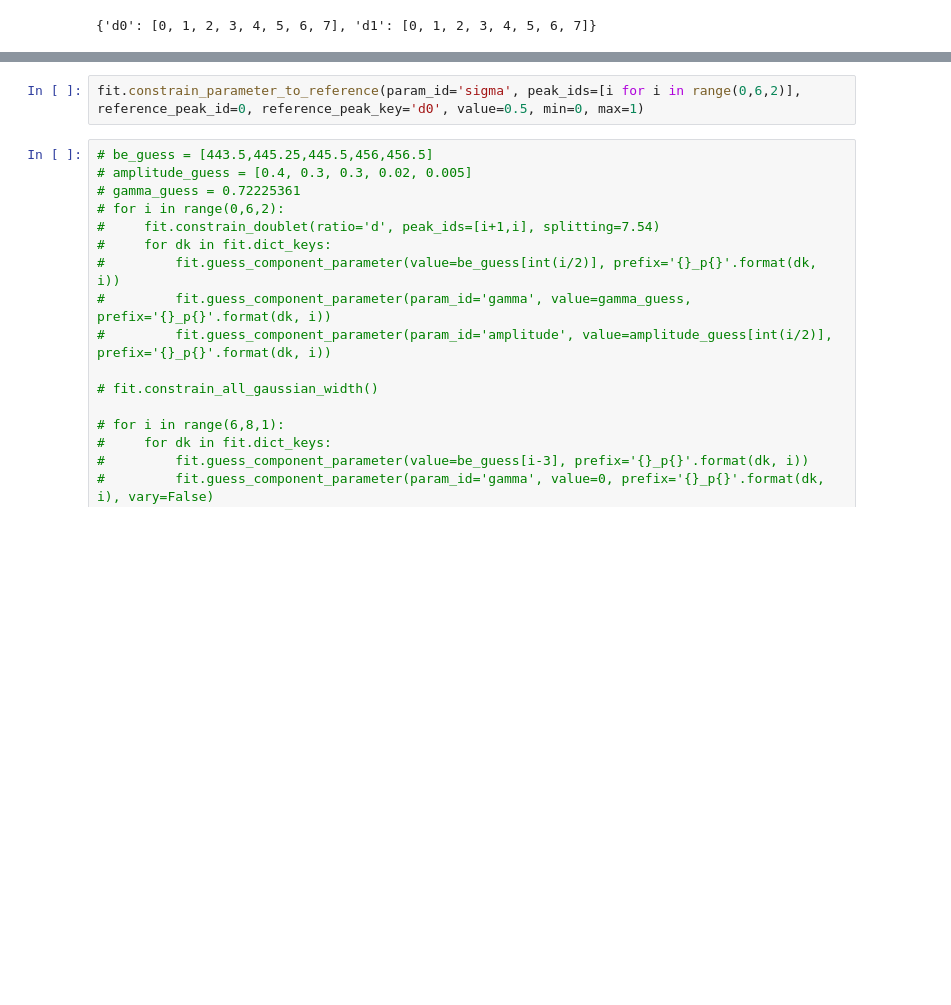
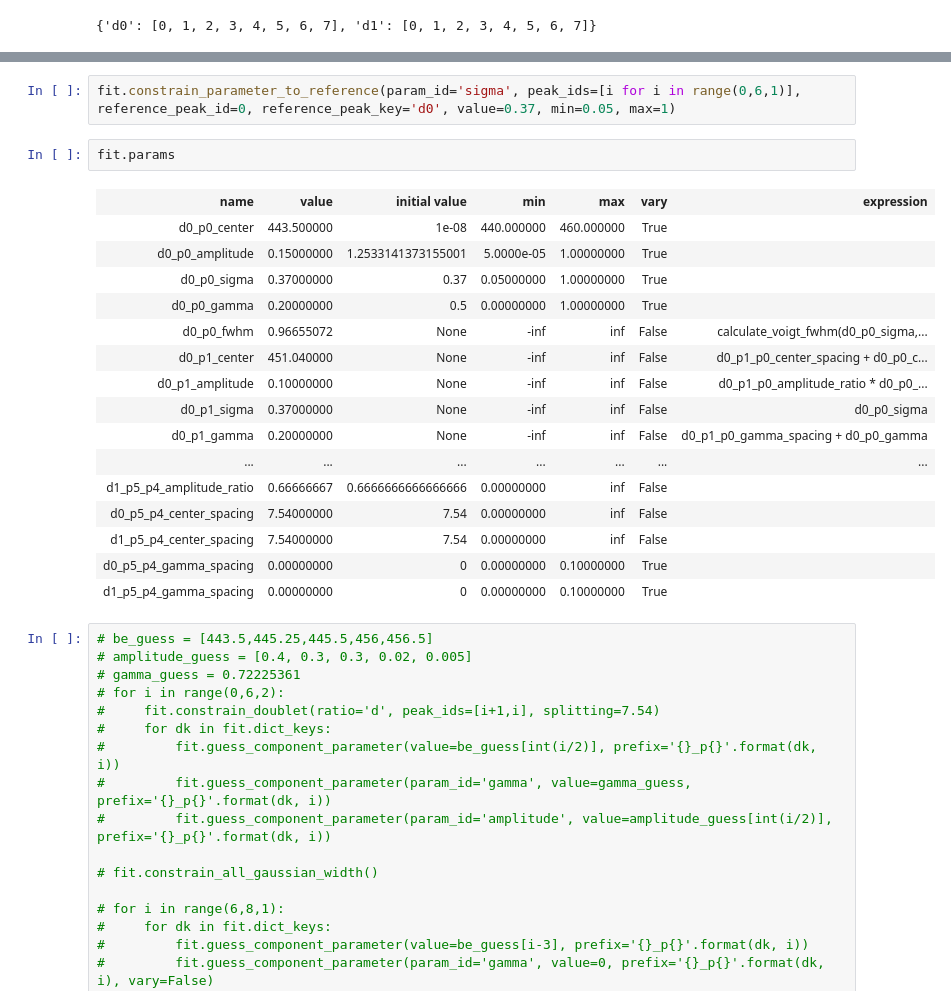
Before and after one commit to picklerixs/meitner, a Jupyter notebook: xarray_test.ipynb, the cells around one changed output, grey strips where cells are left out. Cells and saved outputs as stored; diff of their text form; blank space fills up the shorter version.

```diff
--- a/xarray_test.ipynb
+++ b/xarray_test.ipynb
@@ -92,5 +90,24 @@ fit.plot_separate(subtract_bg=False, display_bg=True)
 # %%
-fit.constrain_parameter_to_reference(param_id='sigma', peak_ids=[i for i in range(0,6,2)], reference_peak_id=0, reference_peak_key='d0', value=0.5, min=0, max=1)
+fit.constrain_parameter_to_reference(param_id='sigma', peak_ids=[i for i in range(0,6,1)], reference_peak_id=0, reference_peak_key='d0', value=0.37, min=0.05, max=1)
+# %%
+fit.params
+# %% [output]
+| name | value | initial value | min | max | vary | expression |
+| d0_p0_center | 443.500000 | 1e-08 | 440.000000 | 460.000000 | True |  |
+| d0_p0_amplitude | 0.15000000 | 1.2533141373155001 | 5.0000e-05 | 1.00000000 | True |  |
+| d0_p0_sigma | 0.37000000 | 0.37 | 0.05000000 | 1.00000000 | True |  |
+| d0_p0_gamma | 0.20000000 | 0.5 | 0.00000000 | 1.00000000 | True |  |
+| d0_p0_fwhm | 0.96655072 | None | -inf | inf | False | calculate_voigt_fwhm(d0_p0_sigma,... |
+| d0_p1_center | 451.040000 | None | -inf | inf | False | d0_p1_p0_center_spacing + d0_p0_c... |
+| d0_p1_amplitude | 0.10000000 | None | -inf | inf | False | d0_p1_p0_amplitude_ratio * d0_p0_... |
+| d0_p1_sigma | 0.37000000 | None | -inf | inf | False | d0_p0_sigma |
+| d0_p1_gamma | 0.20000000 | None | -inf | inf | False | d0_p1_p0_gamma_spacing + d0_p0_gamma |
+| ... | ... | ... | ... | ... | ... | ... |
+| d1_p5_p4_amplitude_ratio | 0.66666667 | 0.6666666666666666 | 0.00000000 | inf | False |  |
+| d0_p5_p4_center_spacing | 7.54000000 | 7.54 | 0.00000000 | inf | False |  |
+| d1_p5_p4_center_spacing | 7.54000000 | 7.54 | 0.00000000 | inf | False |  |
+| d0_p5_p4_gamma_spacing | 0.00000000 | 0 | 0.00000000 | 0.10000000 | True |  |
+| d1_p5_p4_gamma_spacing | 0.00000000 | 0 | 0.00000000 | 0.10000000 | True |  |
 # %%
 # be_guess = [443.5,445.25,445.5,456,456.5]
 # amplitude_guess = [0.4, 0.3, 0.3, 0.02, 0.005]
```
Also changed, not shown: parts of 12 cells of this notebook, 1 other file.
